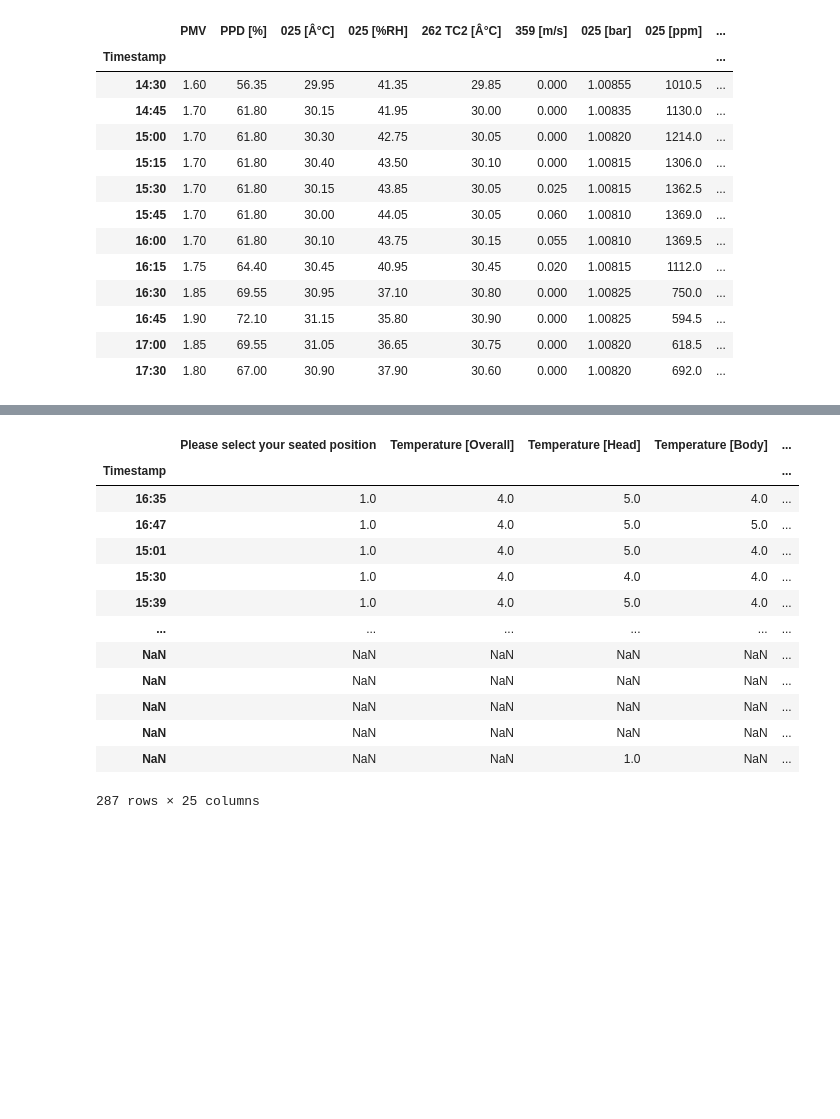
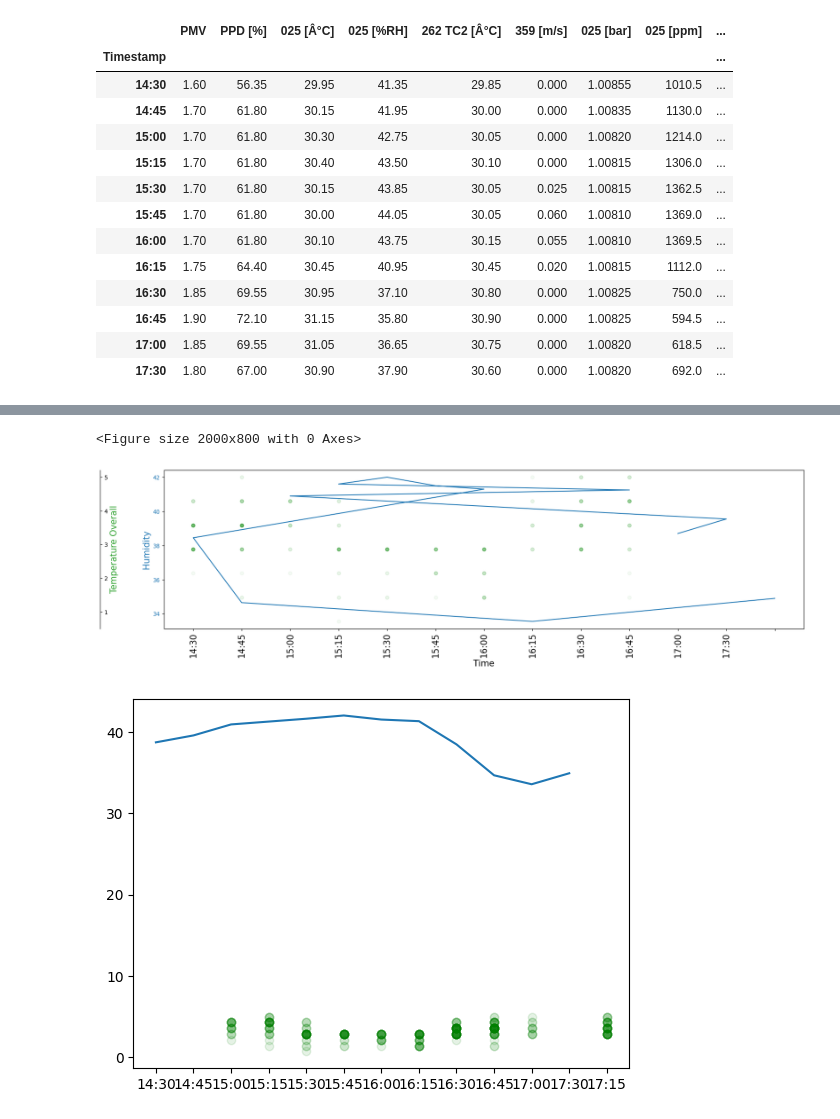
Before and after one commit to harshxtanwar/data_analytics_group_01, a Jupyter notebook: analytics.ipynb, the cells around one changed output, grey strips where cells are left out. Drawn from its saved outputs; the diff is of its cells as text; code cells hidden in the pictures; blank space fills up the shorter version.

```diff
--- a/analytics.ipynb
+++ b/analytics.ipynb
@@ -376,0 +354,2 @@ for i in df_.columns[1:]:
+# %%
+normalized_data = normalized_data.iloc[:282]
@@ -376,0 +372,2 @@ for i in df_.columns[1:]:
+# %%
+normalized_data['timestamp_round'] = normalized_data['Timestamp'].apply(round_timestamp)
@@ -376,0 +390,2 @@ for i in df_.columns[1:]:
+# %%
+normalized_data = normalized_data.set_index('timestamp_round')
@@ -377,2 +402,35 @@ for i in df_.columns[1:]:
 # %%
-df_ = occupant_feedback_thermal_data
+def plot_2(x1, x2, y1, y2):
+    plt.figure(figsize=(20,8))
+
+    fig, ax1 = plt.subplots()
+
+
+    ax1.set_xlabel('Time', fontsize = 15)
+    ax1.set_ylabel('Humidity', color='tab:blue', fontsize = 15)
+    ax1.plot(x1, y1, color='tab:blue')
+    ax1.tick_params(axis='y', labelcolor='tab:blue')
+
+    ax1.set_xticklabels(x1[::1], rotation=90, fontsize = 15)
+
+    ax1.figure.set_figwidth(20)
+    ax1.figure.set_figheight(5)
+
+    ax2 = ax1.twinx()
+
+    ax2.set_ylabel('Temperature Overall', color='tab:green', fontsize = 15)
+    ax2.scatter(x2, y2, color='tab:green', alpha=0.05)
+#     ax2.tick_params(axis='y', labelcolor='tab:green')
+
+    ax2.figure.set_figwidth(20)
+    ax2.figure.set_figheight(5)
+
+#     ax1.set_xlim([min(min(x1), min(x2)), max(max(x1), max(x2))])
+#     ax2.set_xlim([min(min(x1), min(x2)), max(max(x1), max(x2))])
+    ax2.spines.right.set_position(('axes', -0.1))
+    plt.plot()
+# %%
+plot_2(final_dataset.index, normalized_data.index, final_dataset['Humidity'], normalized_data['Temperature [Overall]'])
+# %% [output]
+<Figure size 2000x800 with 0 Axes>
+[figure, added]
@@ -379,17 +442,4 @@ df_ = occupant_feedback_thermal_data
 # %%
-df_
+try_plot(final_dataset.index, normalized_data.index, final_dataset['Humidity'], normalized_data['Temperature [Overall]'])
 # %% [output]
-|  | Please select your seated position | Temperature [Overall] | Temperature [Head] | Temperature [Body] | ... |
-| Timestamp |  |  |  |  | ... |
-| 16:35 | 1.0 | 4.0 | 5.0 | 4.0 | ... |
-| 16:47 | 1.0 | 4.0 | 5.0 | 5.0 | ... |
-| 15:01 | 1.0 | 4.0 | 5.0 | 4.0 | ... |
-| 15:30 | 1.0 | 4.0 | 4.0 | 4.0 | ... |
-| 15:39 | 1.0 | 4.0 | 5.0 | 4.0 | ... |
-| ... | ... | ... | ... | ... | ... |
-| NaN | NaN | NaN | NaN | NaN | ... |
-| NaN | NaN | NaN | NaN | NaN | ... |
-| NaN | NaN | NaN | NaN | NaN | ... |
-| NaN | NaN | NaN | NaN | NaN | ... |
-| NaN | NaN | NaN | 1.0 | NaN | ... |
-287 rows × 25 columns
+[figure, added]
```
Also changed, not shown: parts of 39 cells of this notebook, 1 other file.
